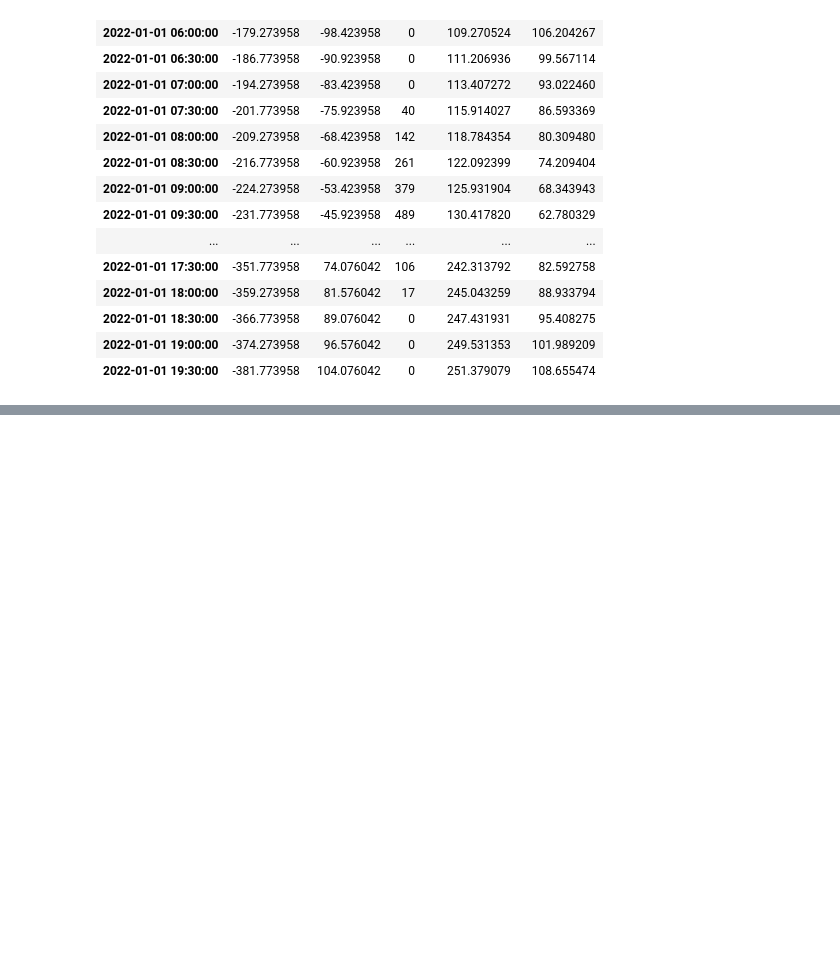
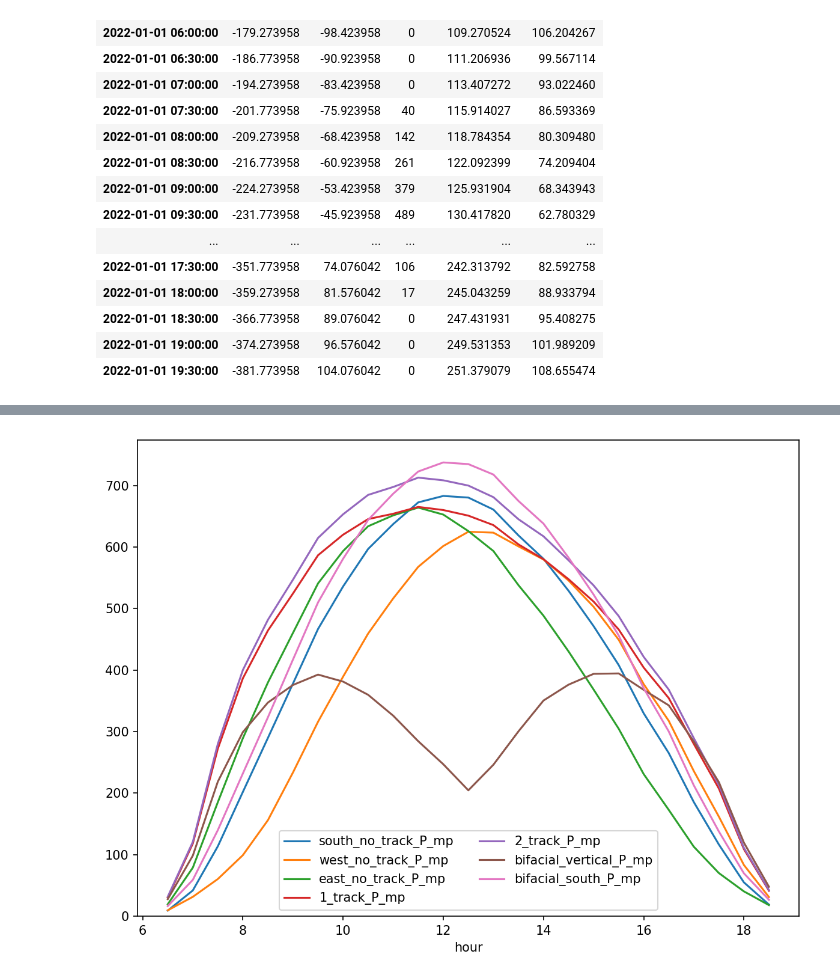
Before and after one commit to rodrigoms95/recurso_solar, a Jupyter notebook: code_2/track_test.ipynb, the cells around one changed output, grey strips where cells are left out. Drawn from its saved outputs; the diff is of its cells as text; code cells hidden in the pictures; blank space fills up the shorter version.

```diff
--- a/code_2/track_test.ipynb
+++ b/code_2/track_test.ipynb
@@ -192,7 +192,7 @@ df["F2"] = ( df["f21"] + df["f22"]*df["Delta"]
 df["b"] = cos(df["Zenith_Angle"])
 df["b"] = df["b"].where( df["b"] < cos(85), cos(85) )
 
-for i in range(len(cases[0:3])):
+for i in range(len(cases)):
     # Ángulo entre el panel y el sol.
     df[track_AOI[i]] = (
         cos(df["Zenith_Angle"])*cos(df[track_tilt[i]])
@@ -221,5 +221,6 @@ for i in range(len(cases[0:3])):
     df[track_POA[i]] = df["I_b"] + df["I_d"]
     #df = df.drop( columns = ["I_b", "I_d"] )
 
-df.iloc[10:40][["GHI"] + track_POA[0:3] + track_AOI[0:3]]
+print(df[track_POA].sum(axis = 0))
+#df.iloc[14:38][["GHI"] + track_POA[0:3] + track_AOI[0:3]]
 # %% [output]
@@ -243,0 +354,6 @@ df.iloc[10:40][["GHI"] + track_POA[0:3] + track_AOI[0:3]]
+# %%
+df["hour"] = np.tile( np.arange(0, 24, 0.5), int(df.shape[0]/48))
+df_clim = df[prod_n + track_d_P_mp].copy()
+df_clim["hour"] = np.tile( np.arange(0, 24, 0.5), int(df.shape[0]/48))
+df_clim = df_clim.groupby("hour").mean()
+df_clim[prod_n].sum().sort_values()
@@ -243,0 +369,18 @@ df.iloc[10:40][["GHI"] + track_POA[0:3] + track_AOI[0:3]]
+# %%
+from matplotlib import pyplot as plt
+
+# Incializamos gráfica.
+fig, ax = plt.subplots()
+fig.set_facecolor("w")
+fig.set_size_inches(8, 6)
+fig.set_dpi(150)
+
+df_clim.iloc[13:38][ prod_n ].plot(ax = ax)
+
+ax.legend(ncol = 2, loc = "lower center")
+ax.set_ylim(0)
+
+fig.tight_layout()
+plt.show()
+# %% [output]
+[figure, added]
```
Also changed, not shown: parts of 21 cells of this notebook, 1 other file.
